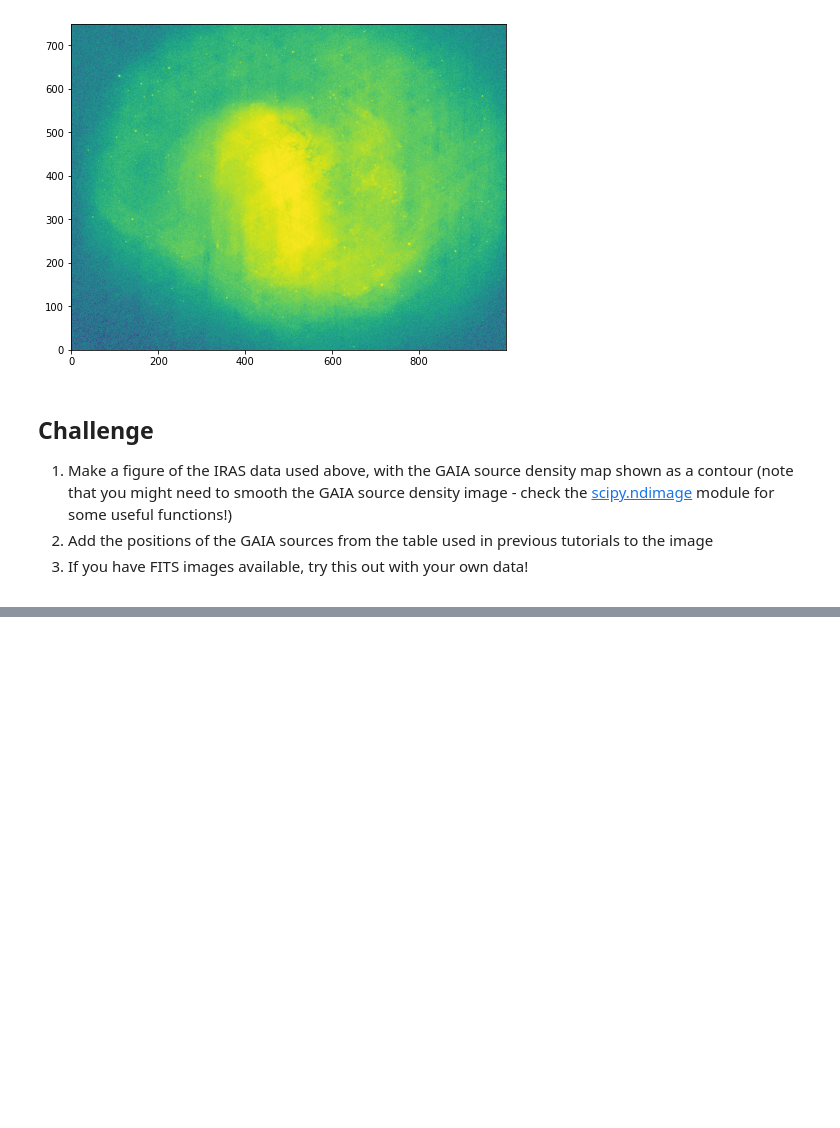
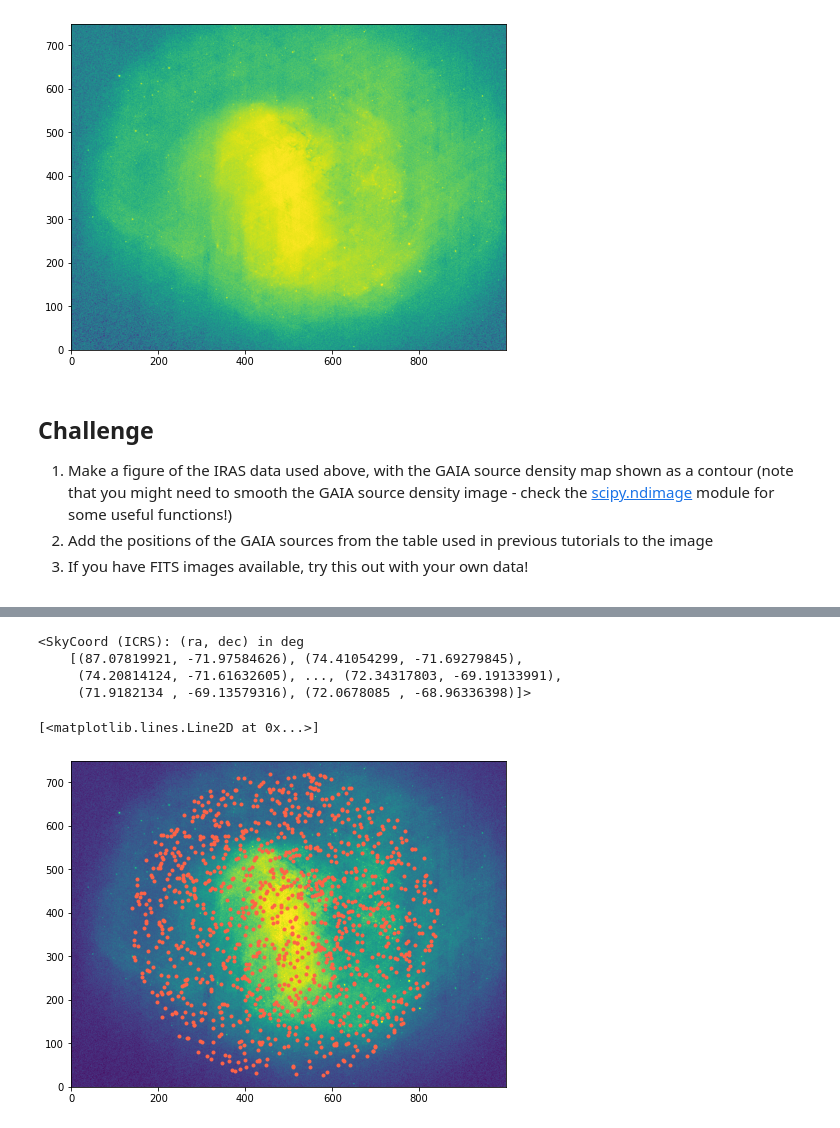
Before and after one commit to bsipocz/ASTR497, a Jupyter notebook: astropy_notebooks/08-wcsaxes.ipynb, the cells around one changed output, grey strips where cells are left out. Drawn from its saved outputs; the diff is of its cells as text; code cells hidden in the pictures; blank space fills up the shorter version.

```diff
--- a/astropy_notebooks/08-wcsaxes.ipynb
+++ b/astropy_notebooks/08-wcsaxes.ipynb
@@ -243,0 +263,6 @@ TypeError: Input z must be 2D, not 0D
+# %%
+hdu_g_ra = hdulist_gaia[1].data['ra']
+
+hdu_g_dec = hdulist_gaia[1].data['dec']
+
+hdu_g_ra, hdu_g_dec
@@ -244,3 +278,20 @@ TypeError: Input z must be 2D, not 0D
+# %%
+catalog = SkyCoord(ra=hdu_g_ra * u.deg, dec=hdu_g_dec * u.deg)
+catalog
+# %% [output]
+<SkyCoord (ICRS): (ra, dec) in deg
+    [(87.07819921, -71.97584626), (74.41054299, -71.69279845),
+     (74.20814124, -71.61632605), ..., (72.34317803, -69.19133991),
+     (71.9182134 , -69.13579316), (72.0678085 , -68.96336398)]>
+# %%
+gaia_px, gaia_py = wcs.world_to_pixel(catalog)
+# %%
+ax = plt.subplot()
+ax.imshow(hdulist[0].data, norm = sqrt_norm)
+ax.plot(gaia_px, gaia_py, '.', color = 'tomato')
+# %% [output]
+[<matplotlib.lines.Line2D at 0x...>]
+[figure, added]
 # %% [markdown]
 <center><i>This notebook was originally written by <a href="https://aperiosoftware.com/">Aperio Software Ltd</a> and modified by Brigitta Sipőcz. &copy; 2019-2021 and is licensed under a <a href="https://creativecommons.org/licenses/by/4.0/">Creative Commons Attribution 4.0 International License (CC BY 4.0)</a></i></center>
 
```
Also changed, not shown: parts of 7 cells of this notebook, 3 other files.
